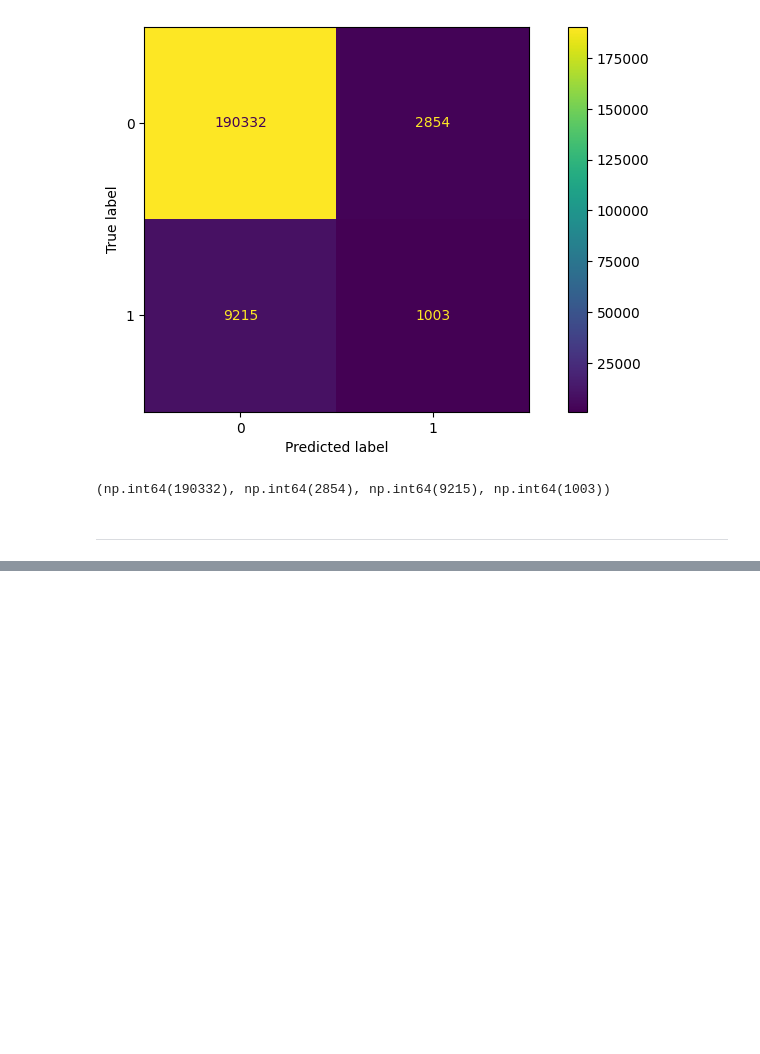
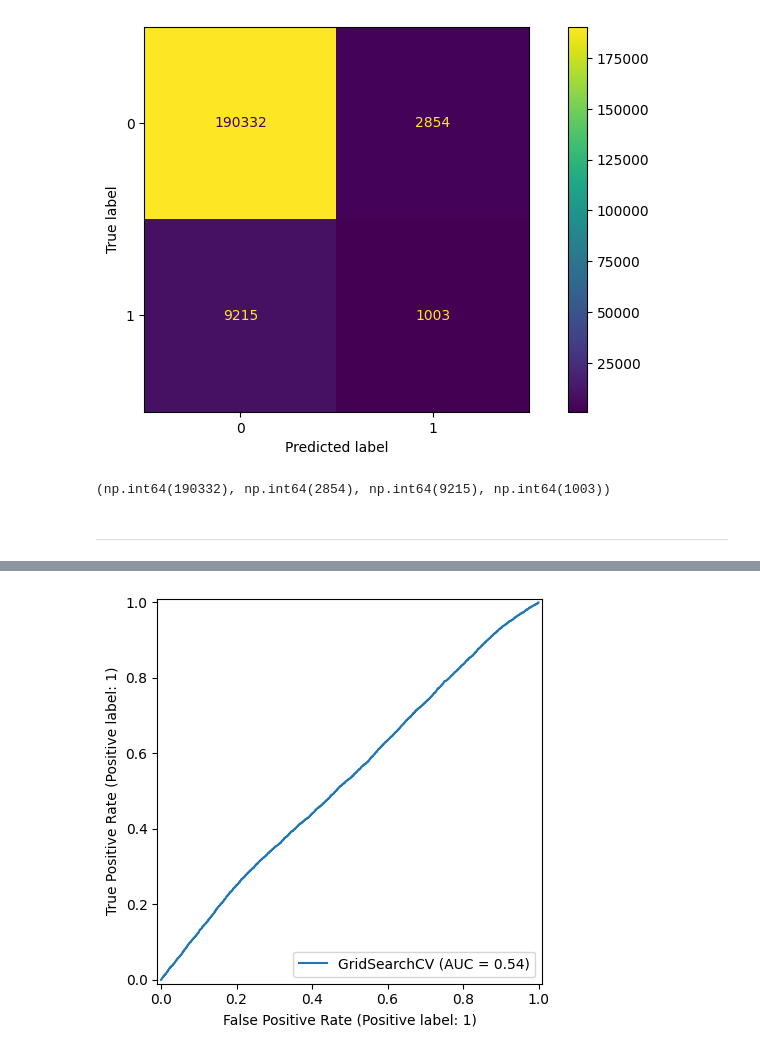
Before and after one commit to AlexCecconi/ReconhecimentoPadroes_FrenchInsurance, a Jupyter notebook: Motor_Insurance_Project.ipynb, the cells around one changed output, grey strips where cells are left out. Saved outputs shown, nothing was run; the diff lists cells and outputs as text; code cells hidden in the pictures; blank space fills up the shorter version.

```diff
--- a/Motor_Insurance_Project.ipynb
+++ b/Motor_Insurance_Project.ipynb
@@ -1047,0 +1142,9 @@ tn, fp, fn, tp = confusion_matrix(y_test, predictions, labels=Model_grid.classes
+# %%
+Model_grid.fit( df_pca_res,  y_pca_res  )
+
+print(Model_grid.score(X_test_pca, y_test_pca) )
+print(Model_grid.best_estimator_)
+
+Model_grid_results_pca = pd.DataFrame(Model_grid.cv_results_)
+Model_grid_results_pca.insert(0, "df_Feature", 'PCA', True)
+best_grid_pca = Model_grid.best_params_
@@ -1047,0 +1156,9 @@ tn, fp, fn, tp = confusion_matrix(y_test, predictions, labels=Model_grid.classes
+# %%
+Model_grid.fit( X_train_GA_res, y_train_GA_res   )
+
+print(Model_grid.score(X_test_GA,y_test_GA) )
+print(Model_grid.best_estimator_)
+
+Model_grid_results_GA = pd.DataFrame(Model_grid.cv_results_)
+Model_grid_results_GA.insert(0, "df_Feature", 'GA', True)
+best_grid_GA = Model_grid.best_params_
@@ -1047,0 +1170,9 @@ tn, fp, fn, tp = confusion_matrix(y_test, predictions, labels=Model_grid.classes
+# %%
+Model_grid.fit( X_train_SFS_res, y_train_SFS_res  )
+
+print(Model_grid.score( X_test_SFS,y_test_SFS) )
+print(Model_grid.best_estimator_)
+
+Model_grid_results_SFS = pd.DataFrame(Model_grid.cv_results_)
+Model_grid_results_SFS.insert(0, "df_Feature", 'SFS', True)
+best_grid_SFS = Model_grid.best_params_
@@ -1047,0 +1241,7 @@ tn, fp, fn, tp = confusion_matrix(y_test, predictions, labels=Model_grid.classes
+# %%
+#Curva ROC
+fig, ax = plt.subplots(1,1 ,figsize=(10,5))
+RocCurveDisplay.from_estimator(  Model_grid, X_test_SFS, y_test_SFS, ax=ax)
+plt.show()
+# %% [output]
+[figure, added]
```
Also changed, not shown: parts of 31 cells of this notebook.
